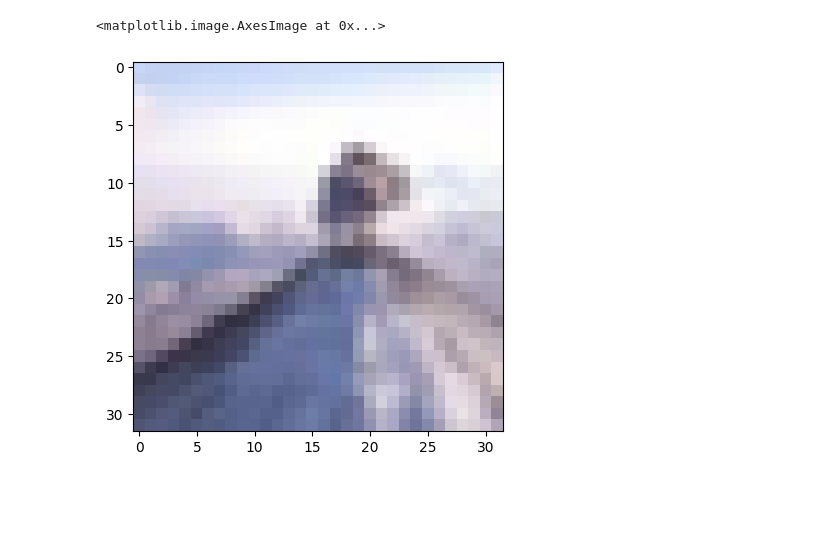
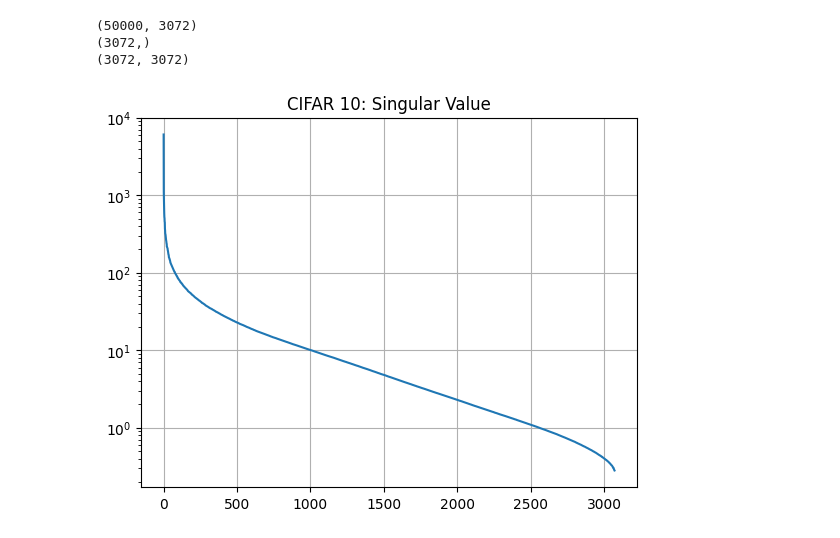
Before and after one commit to JustKong13/distilled-image-dataset, a Jupyter notebook: analysis.ipynb, the cells around one changed output. Drawn from its saved outputs; the diff is of its cells as text; code cells hidden in the pictures; blank space fills up the shorter version.

Commit message:
SVD for image reconstruction

```diff
--- a/analysis.ipynb
+++ b/analysis.ipynb
@@ -6,6 +7,6 @@ from tensorflow.keras.datasets import cifar10
 import numpy as np
 
 # Load CIFAR-10 dataset
-(x_train, _), (x_test, _) = cifar10.load_data()
-x_train = x_train.astype(np.float32) / 255.0  # Normalize to [0,1]
-x_test = x_test.astype(np.float32) / 255.0  # Normalize to [0,1]
+(X_train, y_train), (X_test, y_test) = cifar10.load_data()
+X_train = X_train.astype(np.float32) / 255.0  # Normalize to [0,1]
+X_test = X_test.astype(np.float32) / 255.0  # Normalize to [0,1]
@@ -15,5 +13,17 @@ Downloading data from https://www.cs.toronto.edu/~kriz/cifar-10-python.tar.gz
-# %%
-plt.imshow(sample_img.reshape(3, 32, 32).transpose(1, 2, 0))
-# %% [output]
-<matplotlib.image.AxesImage at 0x...>
-[figure, removed]
+# %%
+U, sigma, Vt = SVD_dataset(X_train)
+# %%
+print(U.shape)
+print(sigma.shape)
+print(Vt.shape)
+# %% [output]
+(50000, 3072)
+(3072,)
+(3072, 3072)
+# %%
+plt.plot(sigma)
+plt.yscale('log')
+plt.title("CIFAR 10: Singular Value")
+plt.grid(True)
+# %% [output]
+[figure, added]
```
Also changed, not shown: parts of 4 cells of this notebook, 3 other files.
